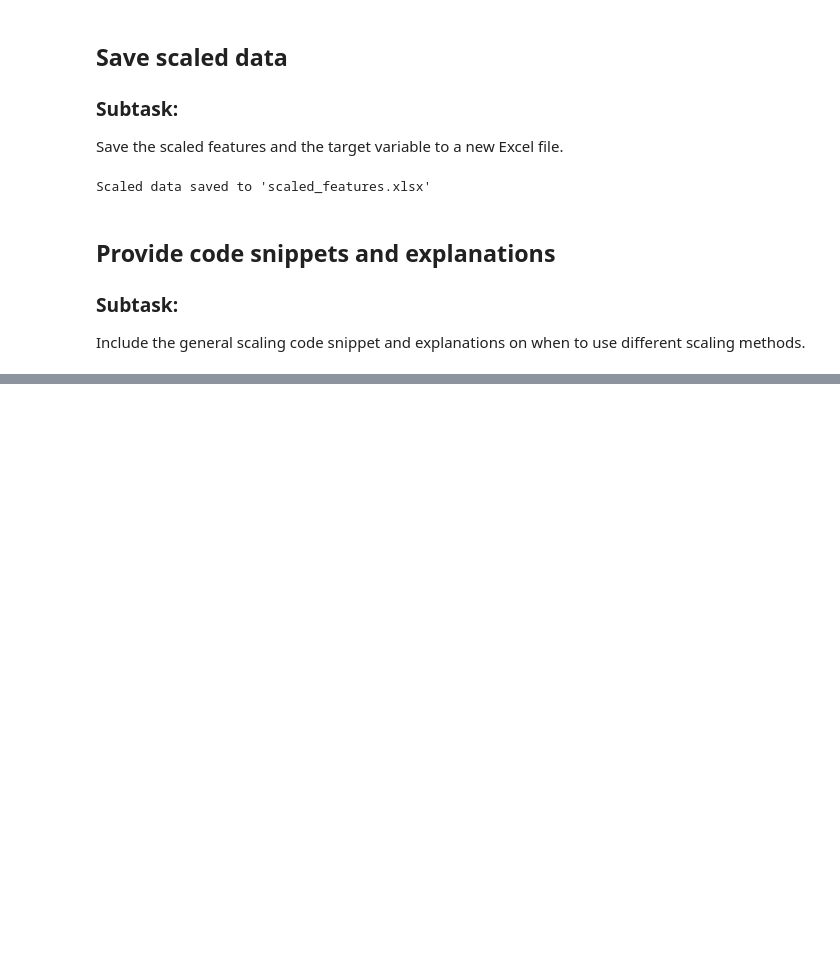
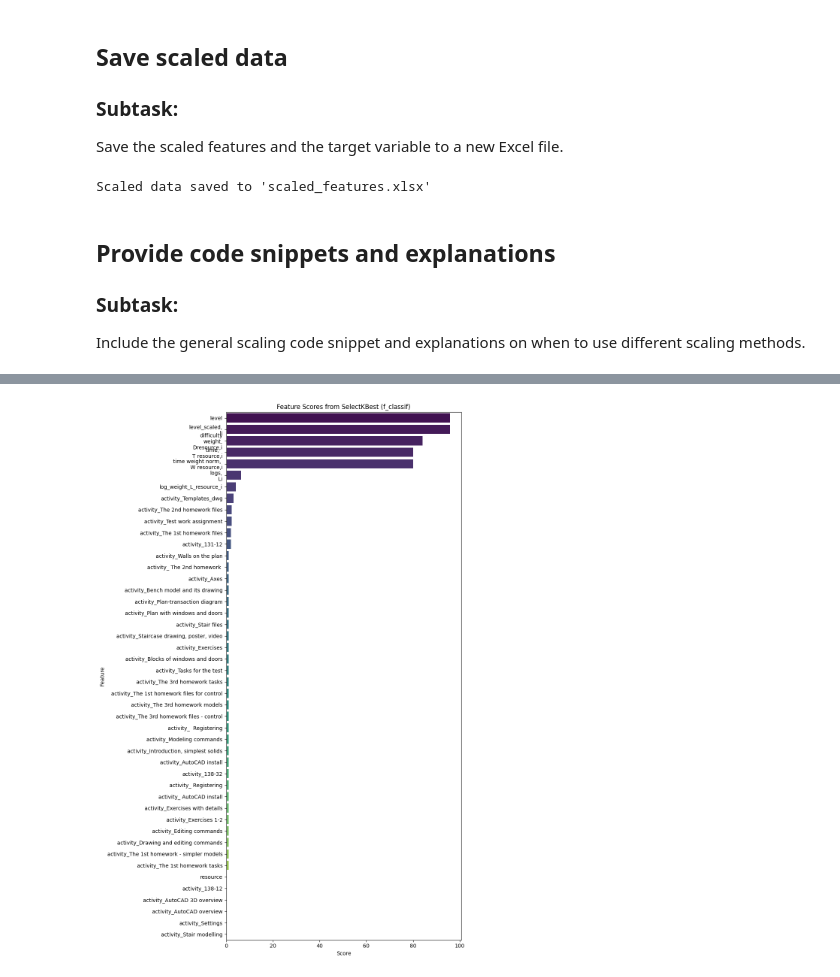
Before and after one commit to eeolga/article, a Jupyter notebook: 131_138.ipynb, the cells around one changed output, grey strips where cells are left out. Cells and saved outputs as stored; diff of their text form; code cells hidden in the pictures; blank space fills up the shorter version.

```diff
--- a/131_138.ipynb
+++ b/131_138.ipynb
@@ -708,0 +2718,17 @@ Include the general scaling code snippet and explanations on when to use differe
+# %%
+import matplotlib.pyplot as plt
+import seaborn as sns
+
+# Sort the feature scores for better visualization
+feature_scores_sorted = feature_scores.sort_values(ascending=False)
+
+# Create a bar plot of feature scores
+plt.figure(figsize=(10, 15))
+sns.barplot(x=feature_scores_sorted.values, y=feature_scores_sorted.index, palette='viridis', hue=feature_scores_sorted.index, legend=False)
+plt.title('Feature Scores from SelectKBest (f_classif)')
+plt.xlabel('Score')
+plt.ylabel('Feature')
+plt.tight_layout()
+plt.show()
+# %% [output]
+[figure, added]
```
Also changed, not shown: parts of 42 cells of this notebook.
